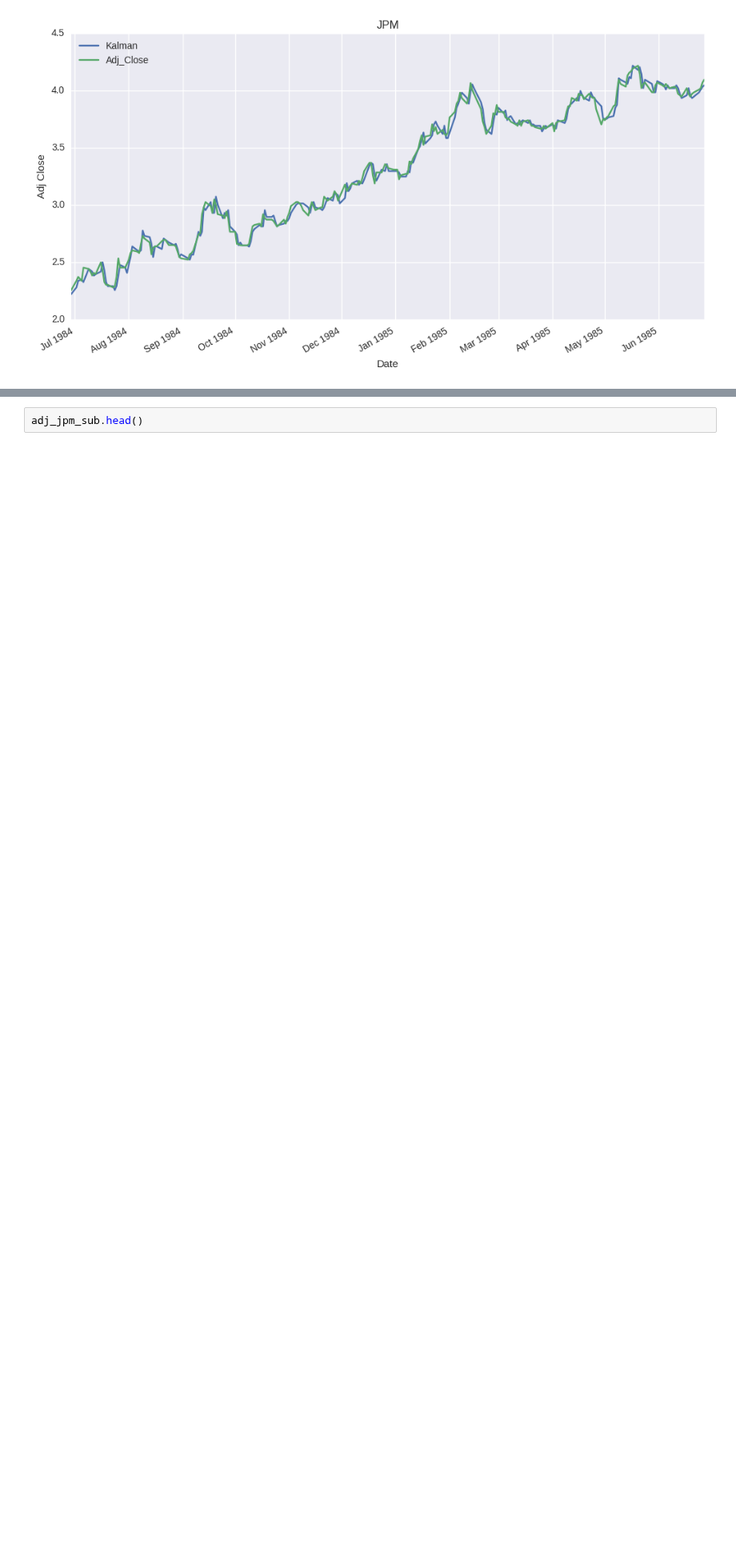
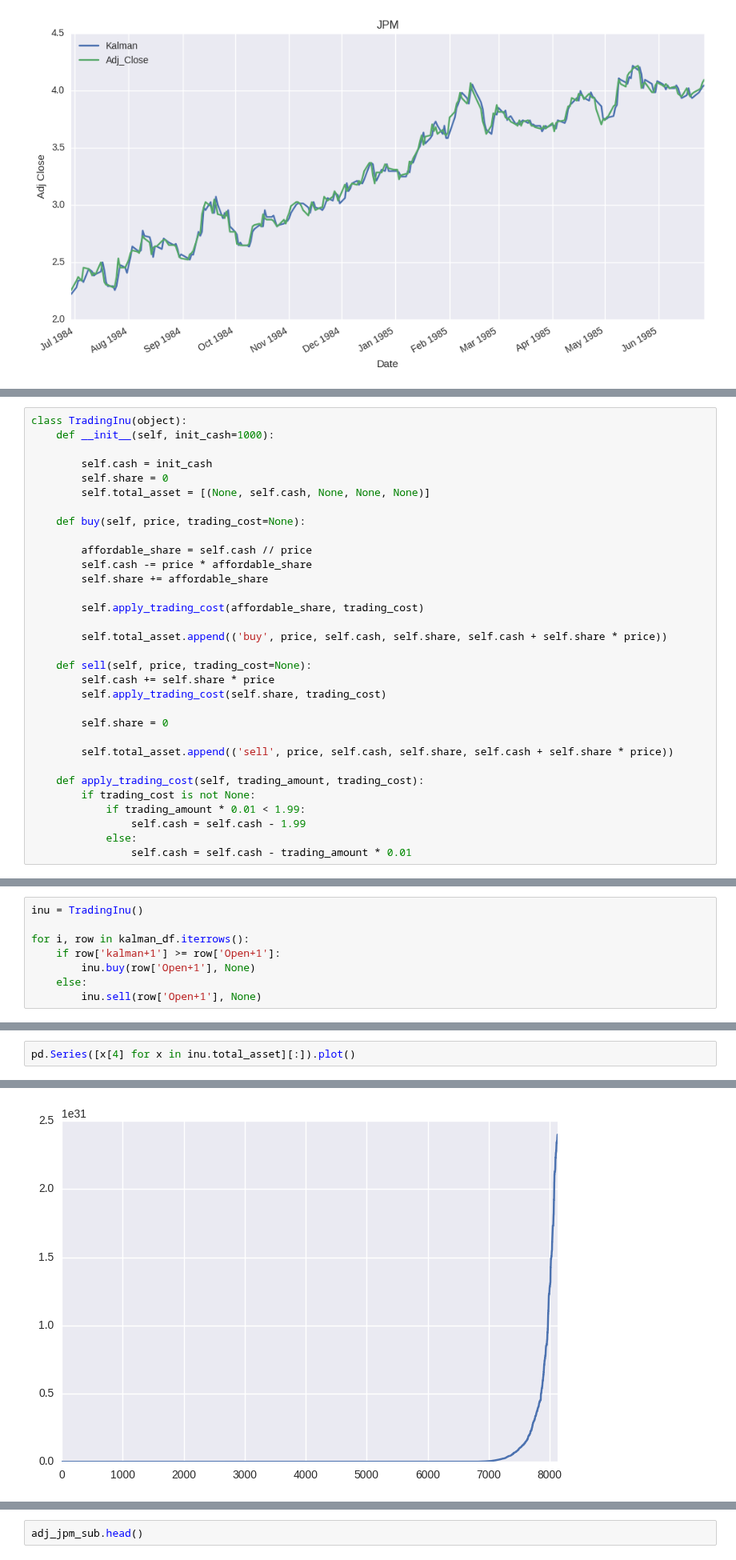
Before and after one commit to savourylie/Stock-Price-Forecaster, a Jupyter notebook: kalman_filter/kalman_filter_prediction.ipynb, the cells around one changed output, grey strips where cells are left out. Shown at 80% size. Cells and saved outputs as stored; diff of their text form; blank space fills up the shorter version.

Commit message:
added kalman_jpm

```diff
--- a/kalman_filter/kalman_filter_prediction.ipynb
+++ b/kalman_filter/kalman_filter_prediction.ipynb
@@ -642,0 +662,32 @@ plt.show()
+# %%
+class TradingInu(object):
+    def __init__(self, init_cash=1000):
+
+        self.cash = init_cash
+        self.share = 0
+        self.total_asset = [(None, self.cash, None, None, None)]
+
+    def buy(self, price, trading_cost=None):
+
+        affordable_share = self.cash // price
+        self.cash -= price * affordable_share
+        self.share += affordable_share
+
+        self.apply_trading_cost(affordable_share, trading_cost)
+
+        self.total_asset.append(('buy', price, self.cash, self.share, self.cash + self.share * price))
+
+    def sell(self, price, trading_cost=None):
+        self.cash += self.share * price
+        self.apply_trading_cost(self.share, trading_cost)
+
+        self.share = 0
+
+        self.total_asset.append(('sell', price, self.cash, self.share, self.cash + self.share * price))
+
+    def apply_trading_cost(self, trading_amount, trading_cost):
+        if trading_cost is not None:
+            if trading_amount * 0.01 < 1.99:
+                self.cash = self.cash - 1.99
+            else:
+                self.cash = self.cash - trading_amount * 0.01
@@ -642,0 +708,8 @@ plt.show()
+# %%
+inu = TradingInu()
+
+for i, row in kalman_df.iterrows():
+    if row['kalman+1'] >= row['Open+1']:
+        inu.buy(row['Open+1'], None)
+    else:
+        inu.sell(row['Open+1'], None)
@@ -642,0 +738,3 @@ plt.show()
+# %%
+pd.Series([x[4] for x in inu.total_asset][:]).plot()
+# %% [output]
@@ -642,0 +742 @@ plt.show()
+[figure, added]
```
Also changed, not shown: parts of 19 cells of this notebook, 1 other file.
